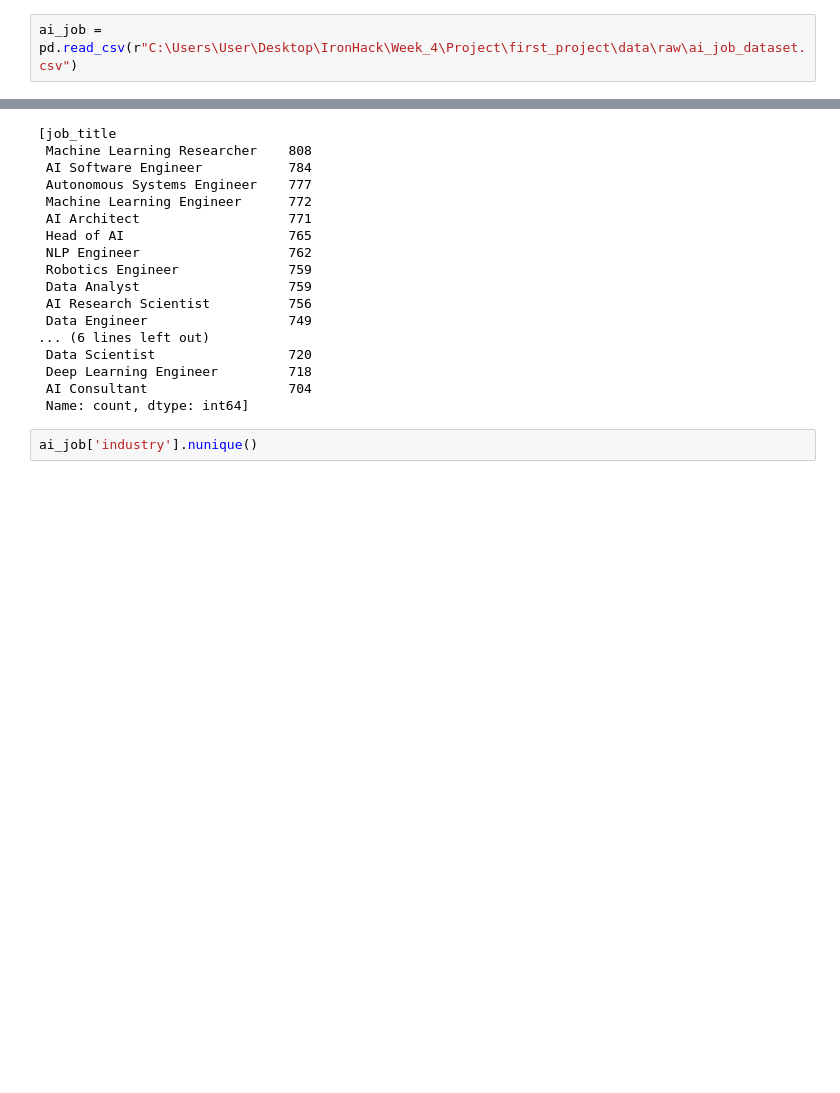
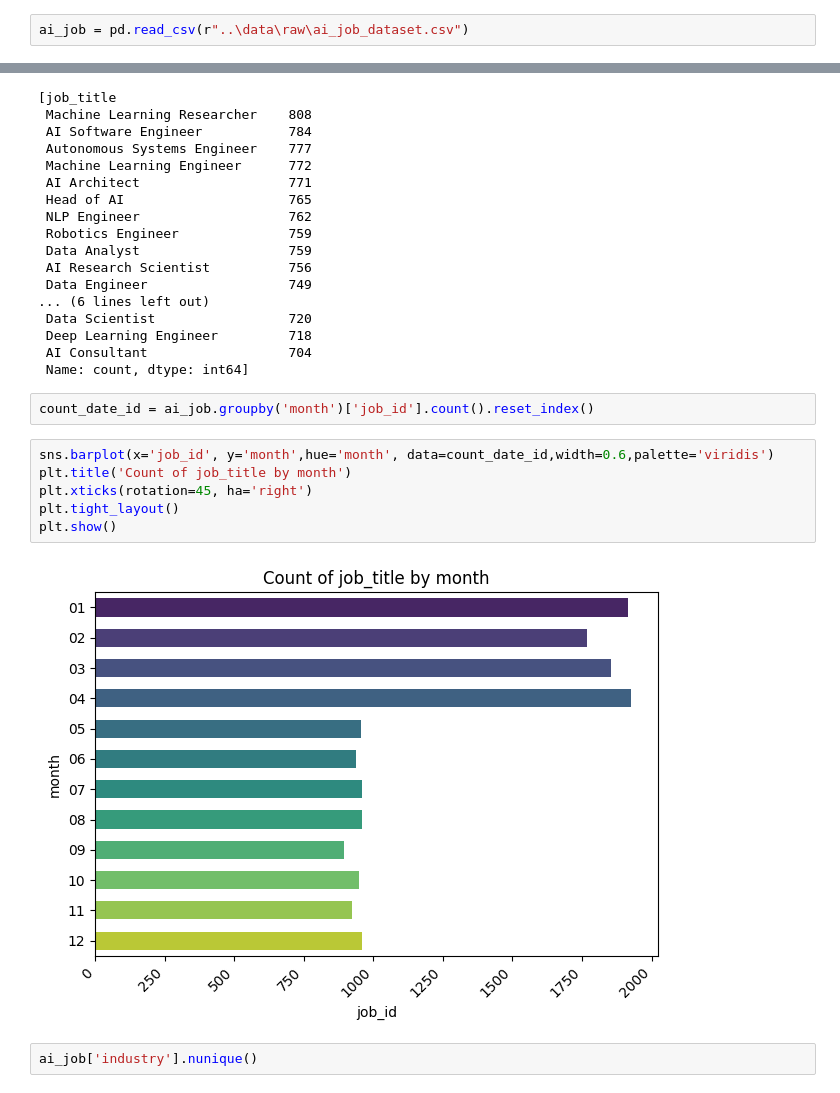
Before and after one commit to isg75/first_project, a Jupyter notebook: notebooks/guilherme.ipynb, the cells around one changed output, grey strips where cells are left out. Drawn from its saved outputs; the diff is of its cells as text; blank space fills up the shorter version.

```diff
--- a/notebooks/guilherme.ipynb
+++ b/notebooks/guilherme.ipynb
@@ -1,4 +1,4 @@
 # %%
 import pandas as pd
 # %%
-ai_job = pd.read_csv(r"C:\Users\User\Desktop\IronHack\Week_4\Project\first_project\data\raw\ai_job_dataset.csv")
+ai_job = pd.read_csv(r"..\data\raw\ai_job_dataset.csv")
@@ -144,6 +149,16 @@ count_title
  Deep Learning Engineer         718
  AI Consultant                  704
  Name: count, dtype: int64]
+# %%
+count_date_id = ai_job.groupby('month')['job_id'].count().reset_index()
+# %%
+sns.barplot(x='job_id', y='month',hue='month', data=count_date_id,width=0.6,palette='viridis')
+plt.title('Count of job_title by month')
+plt.xticks(rotation=45, ha='right')
+plt.tight_layout()
+plt.show()
+# %% [output]
+[figure, added]
 # %%
 ai_job['industry'].nunique()
 # %% [output]
```
Also changed, not shown: parts of 4 cells of this notebook, 7 other files.
